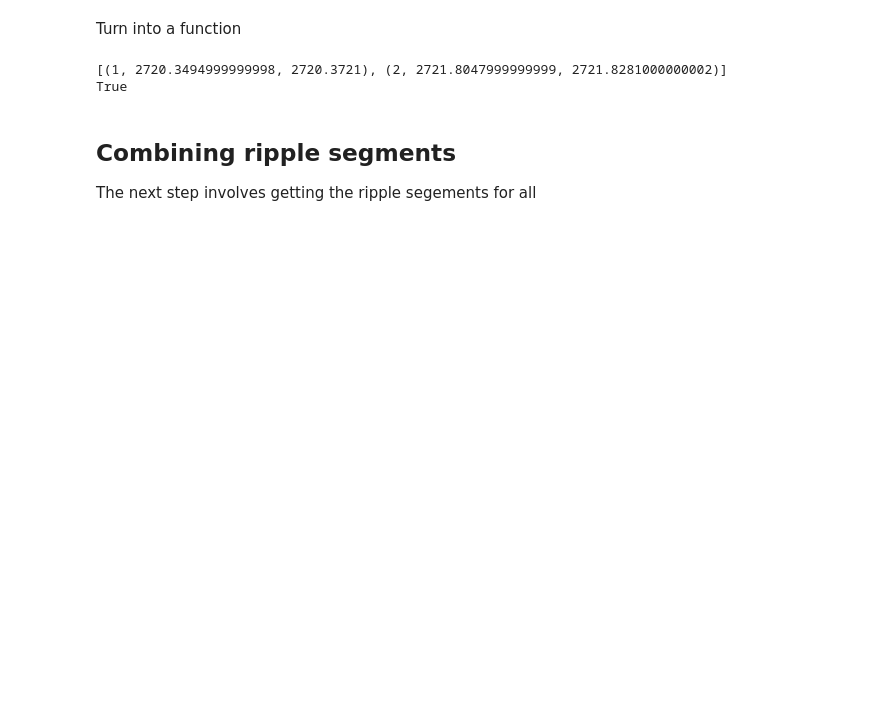
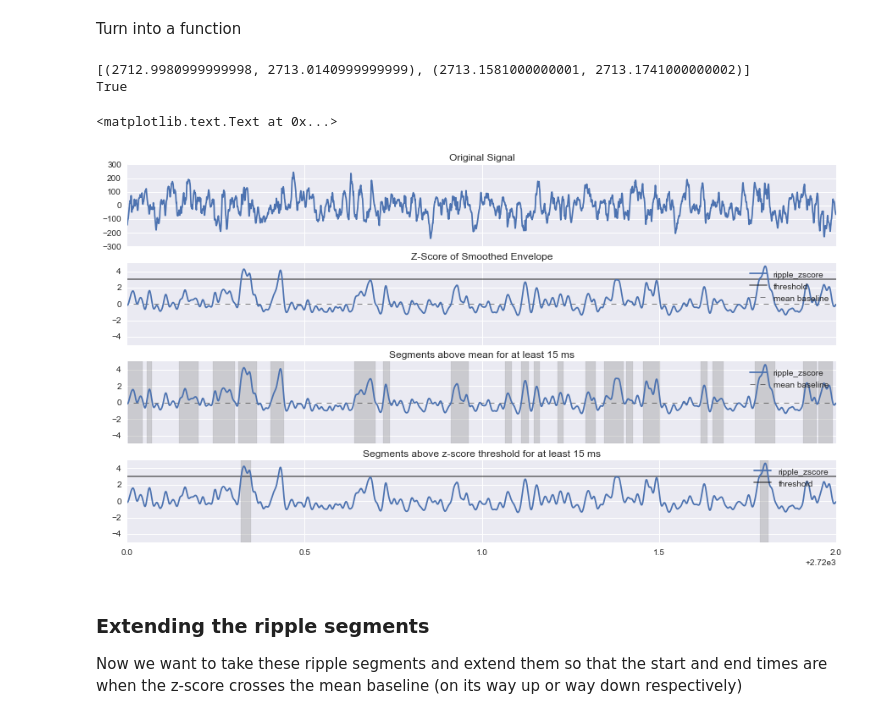
Before and after one commit to edeno/Jadhav-2016-Data-Analysis, a Jupyter notebook: notebooks/Sharp Wave Ripple Exploration 1.ipynb, the cells around one changed output. Cells and saved outputs as stored; diff of their text form; code cells hidden in the pictures; blank space fills up the shorter version.

```diff
--- a/notebooks/Sharp Wave Ripple Exploration 1.ipynb
+++ b/notebooks/Sharp Wave Ripple Exploration 1.ipynb
@@ -426,34 +426,77 @@ def _get_series_start_end_times(series):
         else:
             start_times = start_times[:-1]
 
-    return (start_times, end_times)
+    return start_times, end_times
 
 def segment_boolean_series(series, minimum_duration=0.015):
-    ''' Returns a list of tuples with the segement number,
-    start time of segement, and end time of segment. It takes
+    ''' Returns a list of tuples where each tuple contains the
+    start time of segement and end time of segment. It takes
     a boolean pandas series as input where the index is time.
 
     '''
     start_times, end_times = _get_series_start_end_times(series)
 
-    segement_list = [(start_time, end_time)
+    return [(start_time, end_time)
                      for start_time, end_time in zip(start_times, end_times)
-                     if end_time > (start_time + minimum_duration)]
-
-    return [(segment_number + 1, start_time, end_time)
-            for segment_number, (start_time, end_time) in enumerate(segement_list)]
+                     if end_time >= (start_time + minimum_duration)]
 
 
-ripple_time_list2 = segment_boolean_series(ripple_frank_df.ripple_indicator)
+ripple_time_list2 = segment_boolean_series(ripple_frank_df.is_above_ripple_mean)
 
 # Check format
 print(ripple_time_list2[0:2])
 
 # Make sure everything has the right duration
-print(all([(end - start) > minimum_duration for _, start, end in ripple_time_list2]))
+print(all([(end - start) > minimum_duration for start, end in ripple_time_list2]))
 # %% [output]
-[(1, 2720.3494999999998, 2720.3721), (2, 2721.8047999999999, 2721.8281000000002)]
+[(2712.9980999999998, 2713.0140999999999), (2713.1581000000001, 2713.1741000000002)]
 True
-# %% [markdown]
-## Combining ripple segments
-The next step involves getting the ripple segements for all
+# %%
+def create_box(segment, y_low=-5, height=10, alpha=0.3, color='grey'):
+    return patches.Rectangle((segment[0], y_low),
+                             segment[1] - segment[0],
+                             height,
+                             alpha=alpha, color=color)
+
+fig, axis_handles = plt.subplots(4, 1, figsize=(15, 8), sharex=True)
+
+start_time = 2720
+end_time = 2722
+
+lfp_data[0].loc[start_time:end_time, 'electric_potential'].plot(ax=axis_handles[0], title='Original Signal')
+
+ripple_frank_df = ripples.get_ripple_zscore_frank(lfp_data[0], sampling_frequency)
+
+axis_handles[1].plot(ripple_frank_df.loc[start_time:end_time, 'ripple_zscore'])
+axis_handles[1].hlines(3, time.min(), time.max(), label='threshold', alpha=0.5)
+axis_handles[1].hlines(0, time.min(), time.max(), label='mean baseline', linestyle='--', linewidth=1, alpha=0.5)
+axis_handles[1].set_ylim((-5, 5))
+axis_handles[1].legend()
+axis_handles[1].set_title('Z-Score of Smoothed Envelope')
+
+ripple_above_mean_segments = segment_boolean_series(ripple_frank_df.loc[start_time:end_time, 'is_above_ripple_mean'])
+axis_handles[2].plot(ripple_frank_df.loc[start_time:end_time, 'ripple_zscore'])
+axis_handles[2].hlines(0, time.min(), time.max(), label='mean baseline', linestyle='--', linewidth=1, alpha=0.5)
+for segment in ripple_above_mean_segments:
+        axis_handles[2].add_patch(create_box(segment))
+
+axis_handles[2].set_ylim((-5, 5))
+axis_handles[2].legend()
+axis_handles[2].set_title('Segments above mean for at least 15 ms')
+
+ripple_above_threshold_segments = segment_boolean_series(ripple_frank_df.loc[start_time:end_time, 'is_above_ripple_threshold'])
+
+axis_handles[3].plot(ripple_frank_df.loc[start_time:end_time, 'ripple_zscore'])
+axis_handles[3].hlines(3, time.min(), time.max(), label='threshold', alpha=0.5)
+for segment in ripple_above_threshold_segments:
+        axis_handles[3].add_patch(create_box(segment))
+
+axis_handles[3].set_ylim((-5, 5))
+axis_handles[3].legend()
+axis_handles[3].set_title('Segments above z-score threshold for at least 15 ms')
+# %% [output]
+<matplotlib.text.Text at 0x...>
+[figure, added]
+# %% [markdown]
+### Extending the ripple segments
+Now we want to take these ripple segments and extend them so that the start and end times are when the z-score crosses the mean baseline (on its way up or way down respectively)
```
Also changed, not shown: parts of 44 cells of this notebook, 2 other files.
